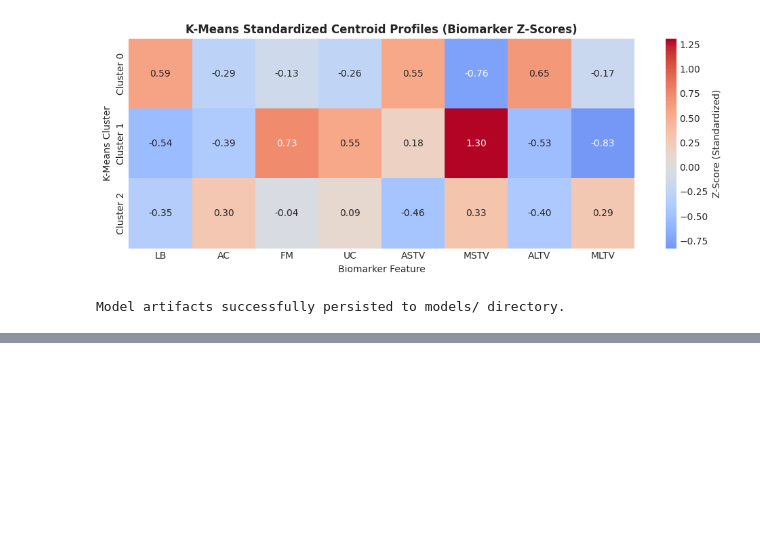
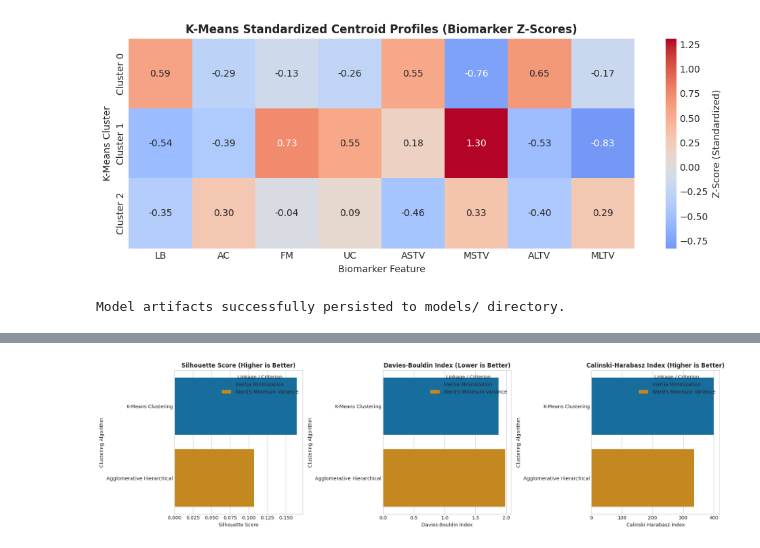
Before and after one commit to wander1112/Ember-Storm, a Jupyter notebook: notebooks/clustering.ipynb, the cells around one changed output, grey strips where cells are left out. Cells and saved outputs as stored; diff of their text form; code cells hidden in the pictures; blank space fills up the shorter version.

```diff
--- a/notebooks/clustering.ipynb
+++ b/notebooks/clustering.ipynb
@@ -415,0 +511,80 @@ Model artifacts successfully persisted to models/ directory.
+# %%
+km_smallest_pct = (np.min(km_counts) / len(kmeans_labels)) * 100
+
+clustering_summary_rows = [
+    {
+        'Algorithm': 'K-Means Clustering',
+        'Linkage / Criterion': 'Inertia Minimization',
+        'n_clusters': 3,
+        'Silhouette Score': sil_kmeans,
+        'Davies-Bouldin Index': db_kmeans,
+        'Calinski-Harabasz Index': ch_kmeans,
+        'Smallest Cluster (%)': round(km_smallest_pct, 2),
+        'Degenerate Flag': 'No'
+    },
+    {
+        'Algorithm': 'Agglomerative Hierarchical',
+        'Linkage / Criterion': "Ward's Minimum Variance",
+        'n_clusters': 3,
+        'Silhouette Score': hierarchical_results['ward']['Silhouette'],
+        'Davies-Bouldin Index': hierarchical_results['ward']['Davies-Bouldin'],
+        'Calinski-Harabasz Index': hierarchical_results['ward']['Calinski-Harabasz'],
+        'Smallest Cluster (%)': round(hierarchical_results['ward']['smallest_pct'], 2),
+        'Degenerate Flag': 'No'
+    },
+    {
+        'Algorithm': 'Agglomerative Hierarchical (Supp.)',
+        'Linkage / Criterion': 'Complete Linkage',
+        'n_clusters': 3,
+        'Silhouette Score': hierarchical_results['complete']['Silhouette'],
+        'Davies-Bouldin Index': hierarchical_results['complete']['Davies-Bouldin'],
+        'Calinski-Harabasz Index': hierarchical_results['complete']['Calinski-Harabasz'],
+        'Smallest Cluster (%)': round(hierarchical_results['complete']['smallest_pct'], 2),
+        'Degenerate Flag': 'Yes (<2%)'
+    },
+    {
+        'Algorithm': 'Agglomerative Hierarchical (Supp.)',
+        'Linkage / Criterion': 'Average Linkage',
+        'n_clusters': 3,
+        'Silhouette Score': hierarchical_results['average']['Silhouette'],
+        'Davies-Bouldin Index': hierarchical_results['average']['Davies-Bouldin'],
+        'Calinski-Harabasz Index': hierarchical_results['average']['Calinski-Harabasz'],
+        'Smallest Cluster (%)': round(hierarchical_results['average']['smallest_pct'], 2),
+        'Degenerate Flag': 'Yes (<2%)'
+    }
+]
+
+clustering_summary_df = pd.DataFrame(clustering_summary_rows)
+
+print("="*105)
+print("PRIMARY COMPARISON: K-MEANS VS AGGLOMERATIVE (WARD)")
+print("="*105)
+print(clustering_summary_df.iloc[:2].to_string(index=False))
+print("\n" + "="*105)
+print("FULL BENCHMARK TABLE (INCLUDING SUPPLEMENTARY LINKAGES)")
+print("="*105)
+print(clustering_summary_df.to_string(index=False))
+print("="*105)
+
+# Visualisation of metrics for Primary Comparison
+fig, axes = plt.subplots(1, 3, figsize=(18, 5))
+plot_df = clustering_summary_df.iloc[:2]
+
+sns.barplot(data=plot_df, x='Silhouette Score', y='Algorithm', hue='Linkage / Criterion', palette='colorblind', ax=axes[0])
+axes[0].set_title('Silhouette Score (Higher is Better)', fontweight='bold')
+axes[0].set_xlabel('Silhouette Score')
+axes[0].set_ylabel('Clustering Algorithm')
+
+sns.barplot(data=plot_df, x='Davies-Bouldin Index', y='Algorithm', hue='Linkage / Criterion', palette='colorblind', ax=axes[1])
+axes[1].set_title('Davies-Bouldin Index (Lower is Better)', fontweight='bold')
+axes[1].set_xlabel('Davies-Bouldin Index')
+axes[1].set_ylabel('Clustering Algorithm')
+
+sns.barplot(data=plot_df, x='Calinski-Harabasz Index', y='Algorithm', hue='Linkage / Criterion', palette='colorblind', ax=axes[2])
+axes[2].set_title('Calinski-Harabasz Index (Higher is Better)', fontweight='bold')
+axes[2].set_xlabel('Calinski-Harabasz Index')
+axes[2].set_ylabel('Clustering Algorithm')
+
+plt.tight_layout()
+plt.show()
+# %% [output]
@@ -415,0 +607 @@ Model artifacts successfully persisted to models/ directory.
+[figure, added]
```
Also changed, not shown: parts of 11 cells of this notebook.
